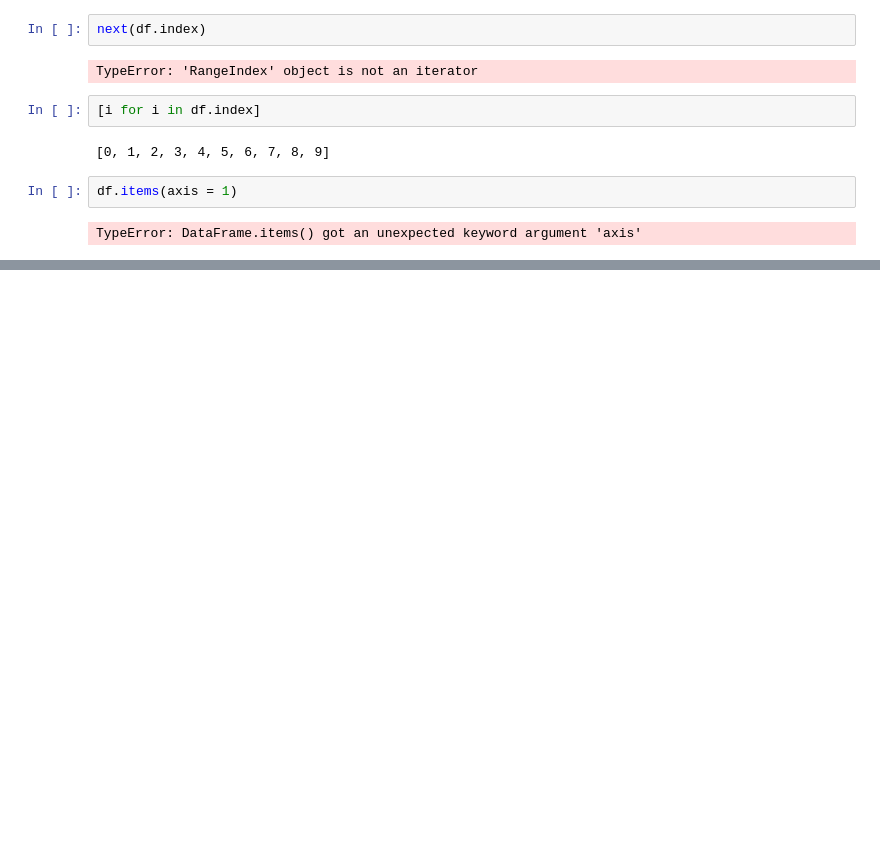
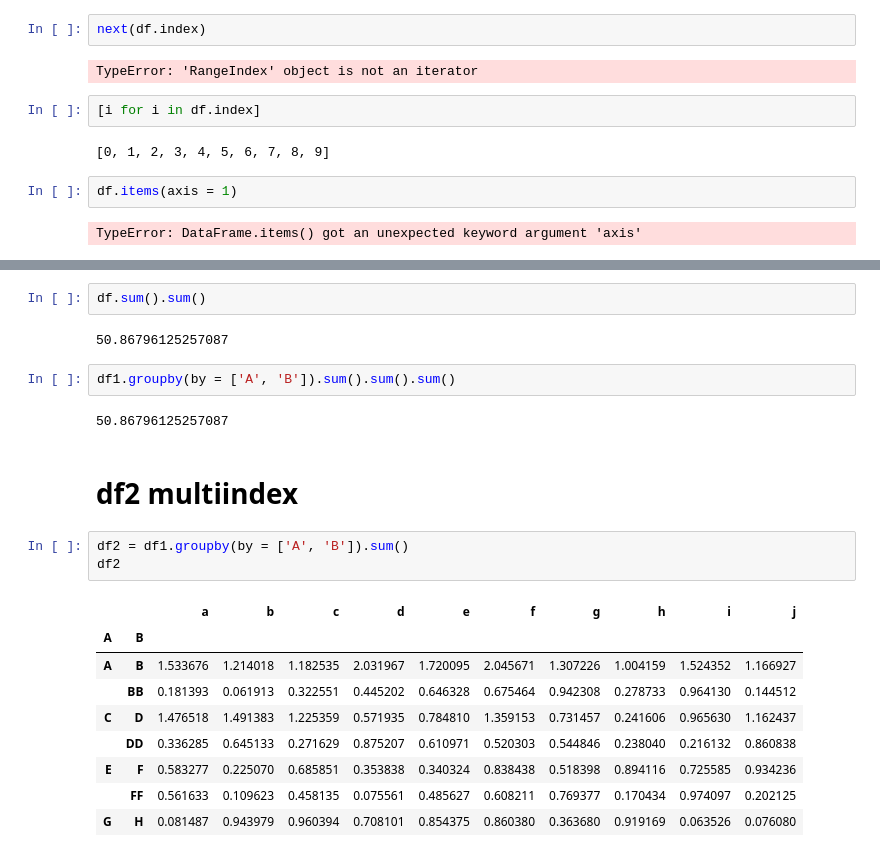
Before and after one commit to funkacer/Python_2024, a Jupyter notebook: pandas/df_iterate_rows_columns.ipynb, the cells around one changed output, grey strips where cells are left out. Drawn from its saved outputs; the diff is of its cells as text; blank space fills up the shorter version.

```diff
--- a/pandas/df_iterate_rows_columns.ipynb
+++ b/pandas/df_iterate_rows_columns.ipynb
@@ -162,0 +243,23 @@ TypeError: DataFrame.items() got an unexpected keyword argument 'axis'
+# %%
+df.sum().sum()
+# %% [output]
+50.86796125257087
+# %%
+df1.groupby(by = ['A', 'B']).sum().sum().sum()
+# %% [output]
+50.86796125257087
+# %% [markdown]
+# df2 multiindex
+# %%
+df2 = df1.groupby(by = ['A', 'B']).sum()
+df2
+# %% [output]
+|  |  | a | b | c | d | e | f | g | h | i | j |
+| A | B |  |  |  |  |  |  |  |  |  |  |
+| A | B | 1.533676 | 1.214018 | 1.182535 | 2.031967 | 1.720095 | 2.045671 | 1.307226 | 1.004159 | 1.524352 | 1.166927 |
+|  | BB | 0.181393 | 0.061913 | 0.322551 | 0.445202 | 0.646328 | 0.675464 | 0.942308 | 0.278733 | 0.964130 | 0.144512 |
+| C | D | 1.476518 | 1.491383 | 1.225359 | 0.571935 | 0.784810 | 1.359153 | 0.731457 | 0.241606 | 0.965630 | 1.162437 |
+|  | DD | 0.336285 | 0.645133 | 0.271629 | 0.875207 | 0.610971 | 0.520303 | 0.544846 | 0.238040 | 0.216132 | 0.860838 |
+| E | F | 0.583277 | 0.225070 | 0.685851 | 0.353838 | 0.340324 | 0.838438 | 0.518398 | 0.894116 | 0.725585 | 0.934236 |
+|  | FF | 0.561633 | 0.109623 | 0.458135 | 0.075561 | 0.485627 | 0.608211 | 0.769377 | 0.170434 | 0.974097 | 0.202125 |
+| G | H | 0.081487 | 0.943979 | 0.960394 | 0.708101 | 0.854375 | 0.860380 | 0.363680 | 0.919169 | 0.063526 | 0.076080 |
```
Also changed, not shown: parts of 37 cells of this notebook, 3 other files.
